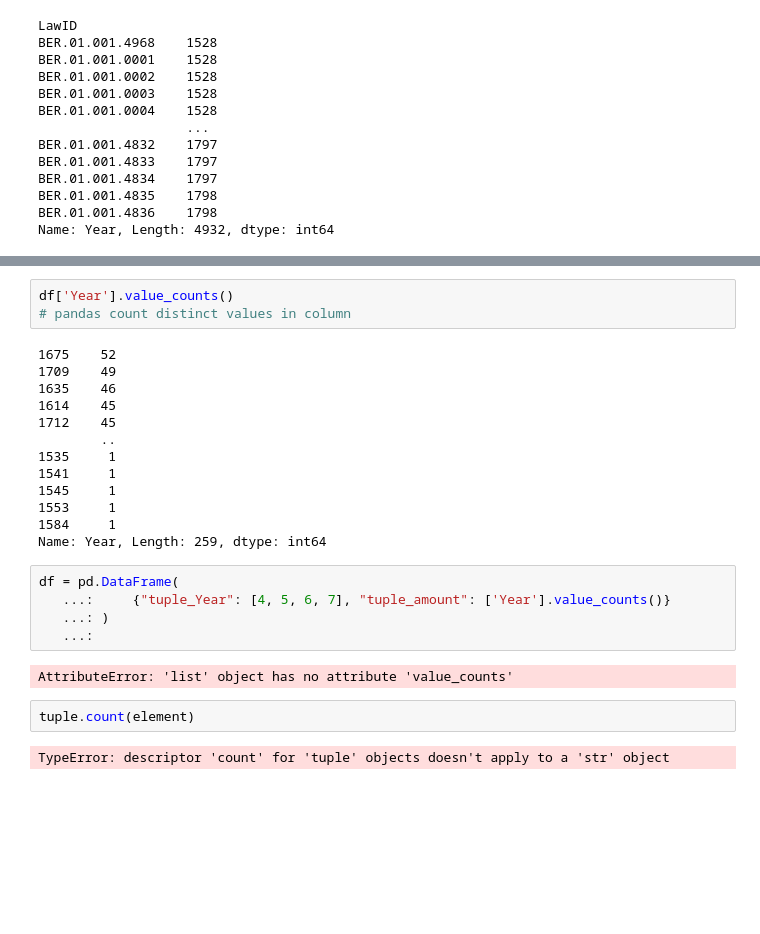
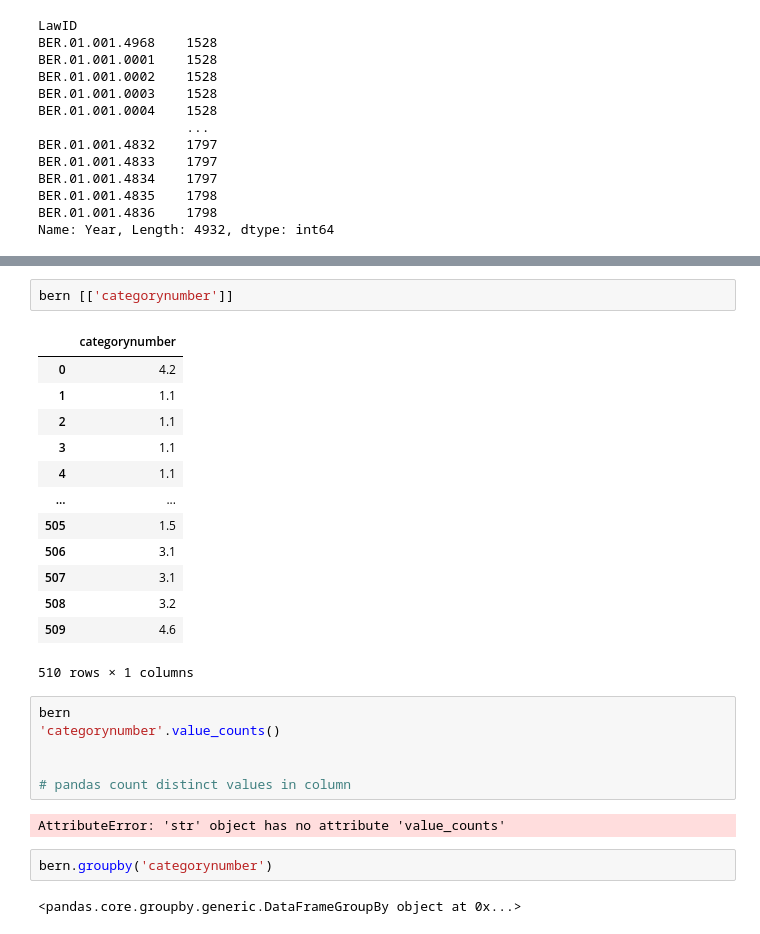
Before and after one commit to CARomein/AGOT, a Jupyter notebook: bern_annotated.ipynb, the cells around one changed output, grey strips where cells are left out. Drawn from its saved outputs; the diff is of its cells as text; blank space fills up the shorter version.

```diff
--- a/bern_annotated.ipynb
+++ b/bern_annotated.ipynb
@@ -117,27 +327,28 @@ Name: Year, Length: 4932, dtype: int64
+# %%
+bern [['categorynumber']]
+# %% [output]
+|  | categorynumber |
+| 0 | 4.2 |
+| 1 | 1.1 |
+| 2 | 1.1 |
+| 3 | 1.1 |
+| 4 | 1.1 |
+| ... | ... |
+| 505 | 1.5 |
+| 506 | 3.1 |
+| 507 | 3.1 |
+| 508 | 3.2 |
+| 509 | 4.6 |
+510 rows × 1 columns
 # %%
-df['Year'].value_counts()
+bern
+'categorynumber'.value_counts()
+
+
 # pandas count distinct values in column
 # %% [output]
-1675    52
-1709    49
-1635    46
-1614    45
-1712    45
-        ..
-1535     1
-1541     1
-1545     1
-1553     1
-1584     1
-Name: Year, Length: 259, dtype: int64
+AttributeError: 'str' object has no attribute 'value_counts'
-# %%
-df = pd.DataFrame(
-   ...:     {"tuple_Year": [4, 5, 6, 7], "tuple_amount": ['Year'].value_counts()}
-   ...: )
-   ...:
-# %% [output]
-AttributeError: 'list' object has no attribute 'value_counts'
-# %%
-tuple.count(element)
-# %% [output]
-TypeError: descriptor 'count' for 'tuple' objects doesn't apply to a 'str' object
+# %%
+bern.groupby('categorynumber')
+# %% [output]
+<pandas.core.groupby.generic.DataFrameGroupBy object at 0x...>
```
Also changed, not shown: parts of 18 cells of this notebook, 2 other files.
